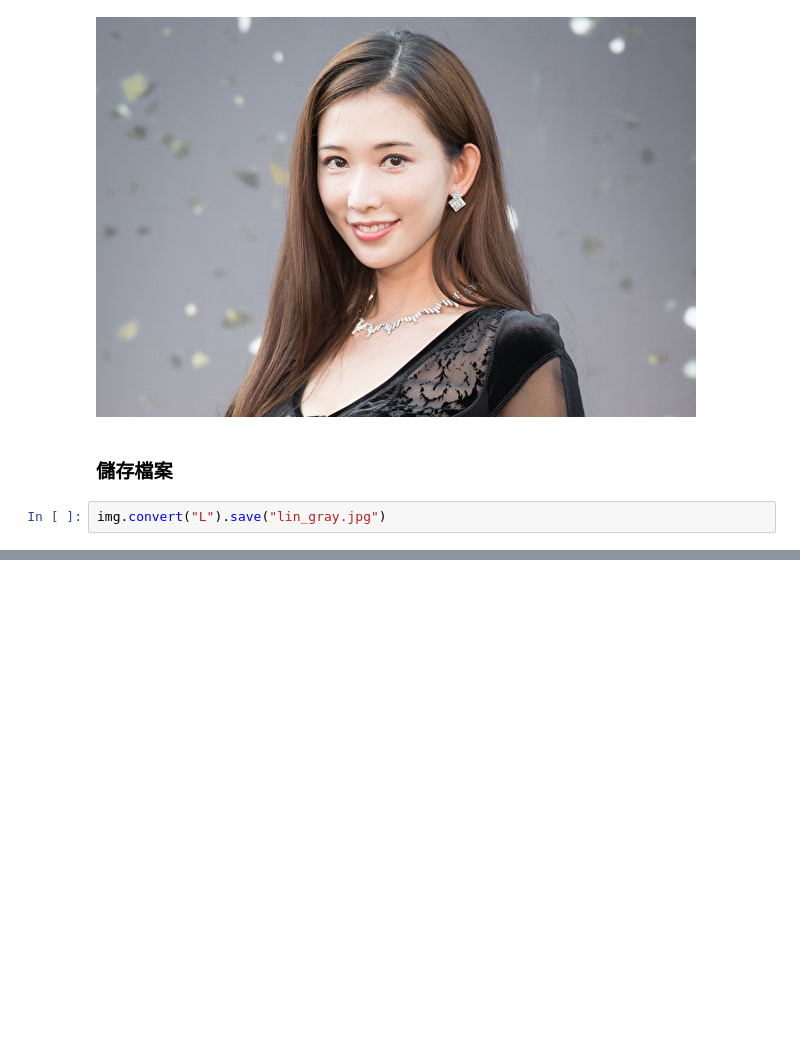
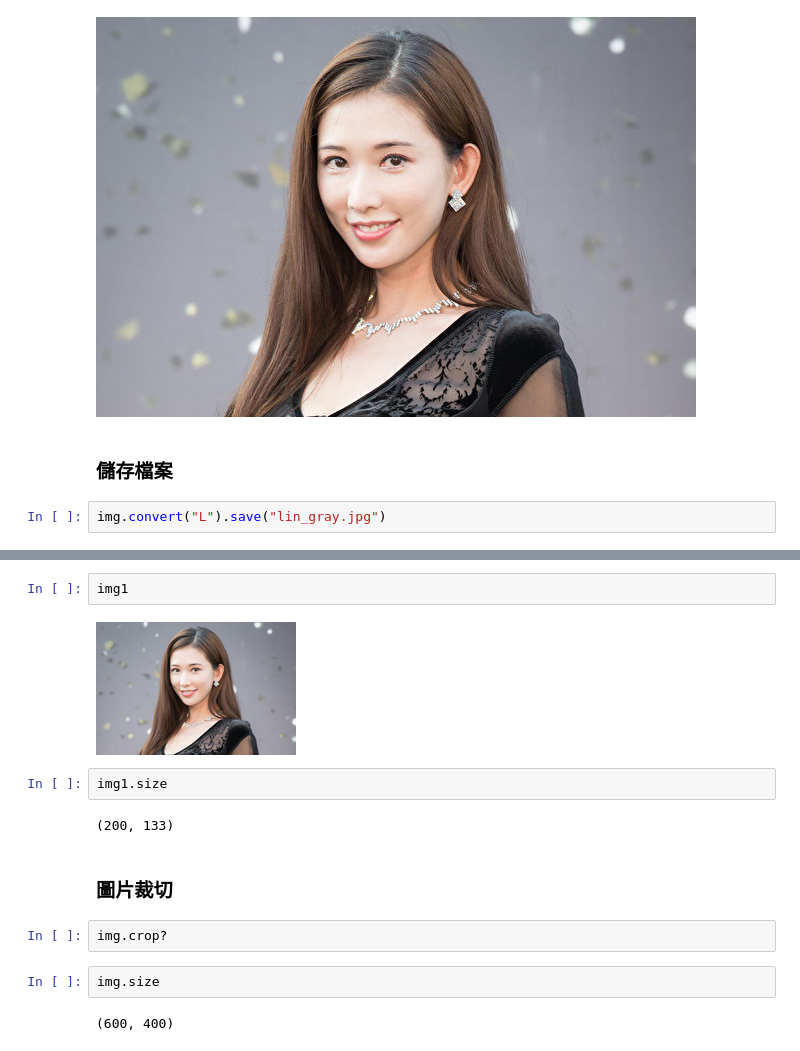
Before and after one commit to AlvisSu/20250312-, a Jupyter notebook: 20250402筆記.ipynb, the cells around one changed output, grey strips where cells are left out. Cells and saved outputs as stored; diff of their text form; blank space fills up the shorter version.

```diff
--- a/20250402筆記.ipynb
+++ b/20250402筆記.ipynb
@@ -294,0 +329,16 @@ img.convert("L").save("lin_gray.jpg")
+# %%
+img1
+# %% [output]
+[figure, added]
+# %%
+img1.size
+# %% [output]
+(200, 133)
+# %% [markdown]
+### 圖片裁切
+# %%
+img.crop?
+# %%
+img.size
+# %% [output]
+(600, 400)
```
Also changed, not shown: parts of 14 cells of this notebook.
